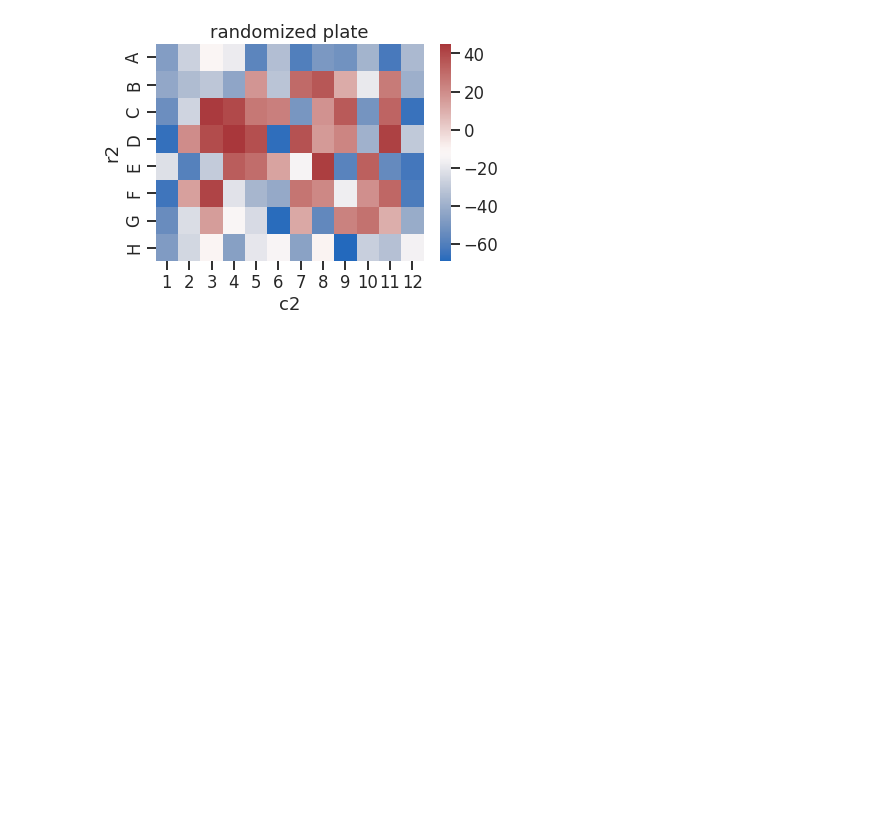
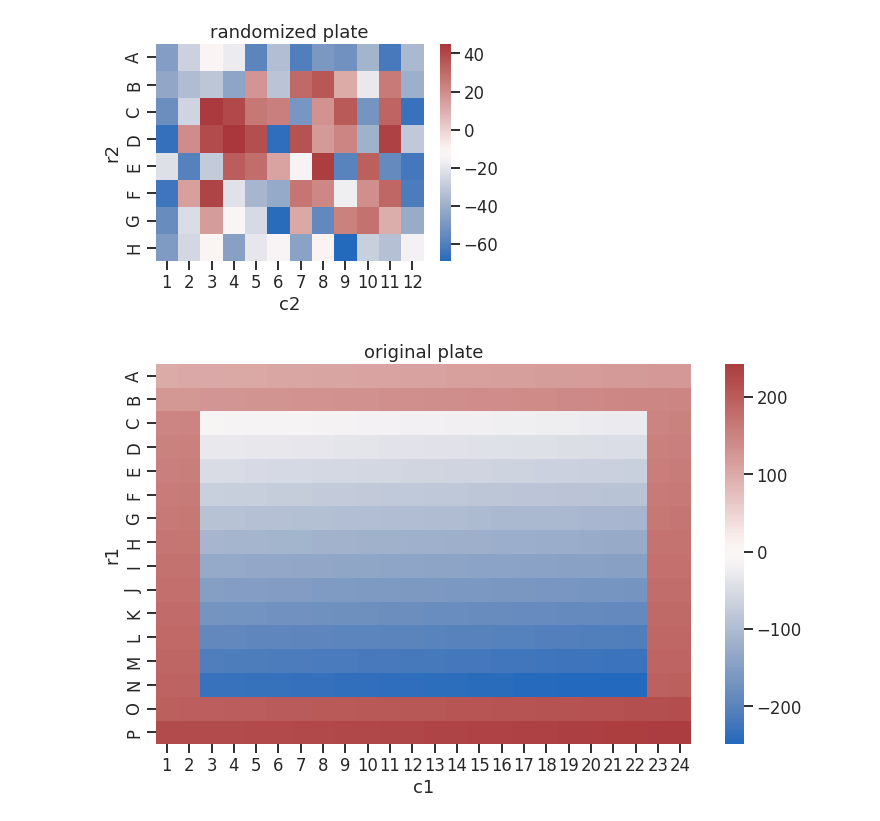
Before and after one commit to microbial-pangenomes-lab/plate_reader_evolution, a Jupyter notebook: robot/plate_randomizer/random_plate/plate_checker.ipynb, the cells around one changed output. Cells and saved outputs as stored; diff of their text form; code cells hidden in the pictures; blank space fills up the shorter version.

Commit message:
New randomization protocol, handle new OT-2 app

```diff
--- a/robot/plate_randomizer/random_plate/plate_checker.ipynb
+++ b/robot/plate_randomizer/random_plate/plate_checker.ipynb
@@ -35,3 +35,21 @@ sns.heatmap(m.pivot_table(index='r2', columns='c2', values='v1'),
 plt.title('randomized plate');
 # %% [output]
 [figure]
+# %%
+m = pd.read_csv('my_384_randomization.tsv', sep='\t', header=None)
+m.columns = ['r1', 'c1', 'r2', 'c2']
+m = m.sort_values(['r1', 'c1'])
+border = m[(m['r1'].isin(['A', 'B', 'O', 'P'])) |
+           (m['c1'].isin([1, 2, 23, 24]))].index
+middle = m.loc[m.index.difference(border)].sort_values(['r1', 'c1']).index
+m.loc[border, 'v1'] = np.arange(100, len(border) + 100)
+m.loc[middle, 'v1'] = -np.arange(10, len(middle) + 10)
+# %%
+plt.figure(figsize=(12, 7))
+
+sns.heatmap(m.pivot_table(index='r1', columns='c1', values='v1'),
+            cmap='vlag', center=0)
+
+plt.title('original plate');
+# %% [output]
+[figure, added]
```
Also changed, not shown: parts of 1 cell of this notebook, 7 other files.
